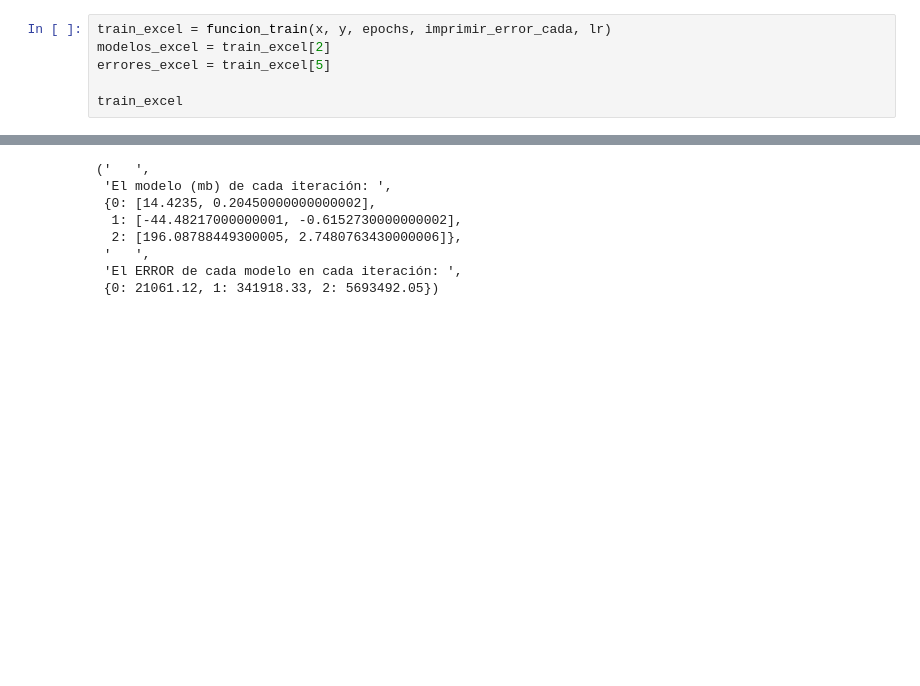
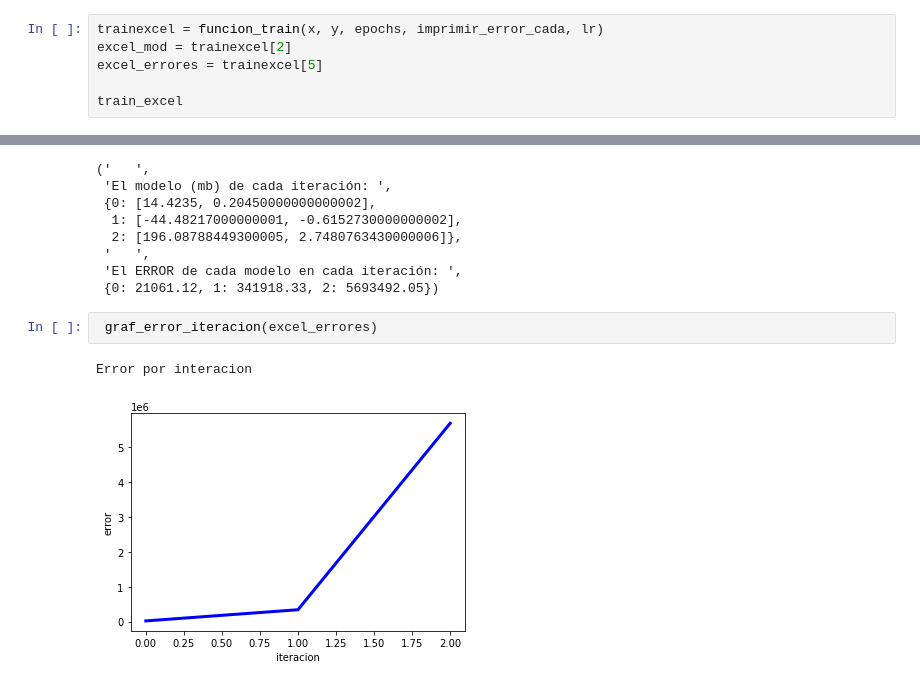
Before and after one commit to macde58/Proyecto-Final, a Jupyter notebook: Proyecto_Final_MAC.ipynb, the cells around one changed output, grey strips where cells are left out. Cells and saved outputs as stored; diff of their text form; blank space fills up the shorter version.

```diff
--- a/Proyecto_Final_MAC.ipynb
+++ b/Proyecto_Final_MAC.ipynb
@@ -388,9 +392,9 @@ epochs = 3
 imprimir_error_cada = 1
 lr = 0.001
 # %%
-train_excel = funcion_train(x, y, epochs, imprimir_error_cada, lr)
-modelos_excel = train_excel[2]
-errores_excel = train_excel[5]
+trainexcel = funcion_train(x, y, epochs, imprimir_error_cada, lr)
+excel_mod = trainexcel[2]
+excel_errores = trainexcel[5]
 
 train_excel
 # %% [output]
@@ -405,3 +409,8 @@ Iteración: 2   Error: 5693492.05
  '   ',
  'El ERROR de cada modelo en cada iteración: ',
  {0: 21061.12, 1: 341918.33, 2: 5693492.05})
+# %%
+ graf_error_iteracion(excel_errores)
+# %% [output]
+Error por interacion
+[figure, added]
```
Also changed, not shown: parts of 4 cells of this notebook.
